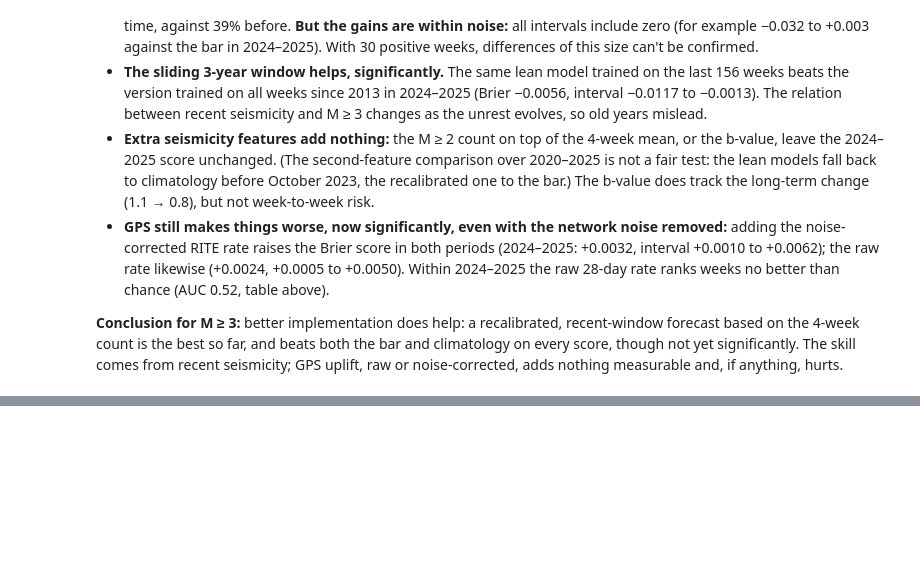
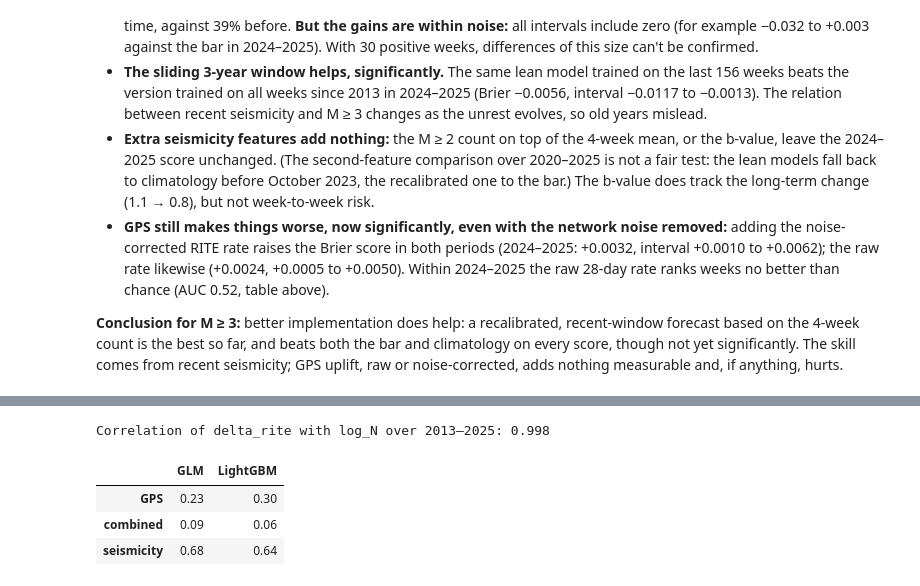
Before and after one commit to PatrickBolton/flegrei-seismicity, a Jupyter notebook: notebooks/04_models.ipynb, the cells around one changed output, grey strips where cells are left out. Saved outputs shown, nothing was run; the diff lists cells and outputs as text; code cells hidden in the pictures; blank space fills up the shorter version.

```diff
--- a/notebooks/04_models.ipynb
+++ b/notebooks/04_models.ipynb
@@ -631,0 +694,13 @@ pd.concat({name: calibration_table(test["has_large"][late], compare[name][late],
+# %%
+# Share of all attribution per feature group, and how correlated the top GPS feature is with
+# the cumulative count over the training weeks.
+shares = pd.DataFrame({model: imp.groupby(feature_group).sum() / imp.sum()
+                       for model, imp in [("GLM", importance["GLM"]), ("LightGBM", importance["LightGBM"])]})
+print(f"Correlation of delta_rite with log_N over 2013–2025: {final_train['delta_rite'].corr(final_train['log_N']):.3f}")
+shares.round(2)
+# %% [output]
+Correlation of delta_rite with log_N over 2013–2025: 0.998
+|  | GLM | LightGBM |
+| GPS | 0.23 | 0.30 |
+| combined | 0.09 | 0.06 |
+| seismicity | 0.68 | 0.64 |
```
Also changed, not shown: parts of 9 cells of this notebook.
